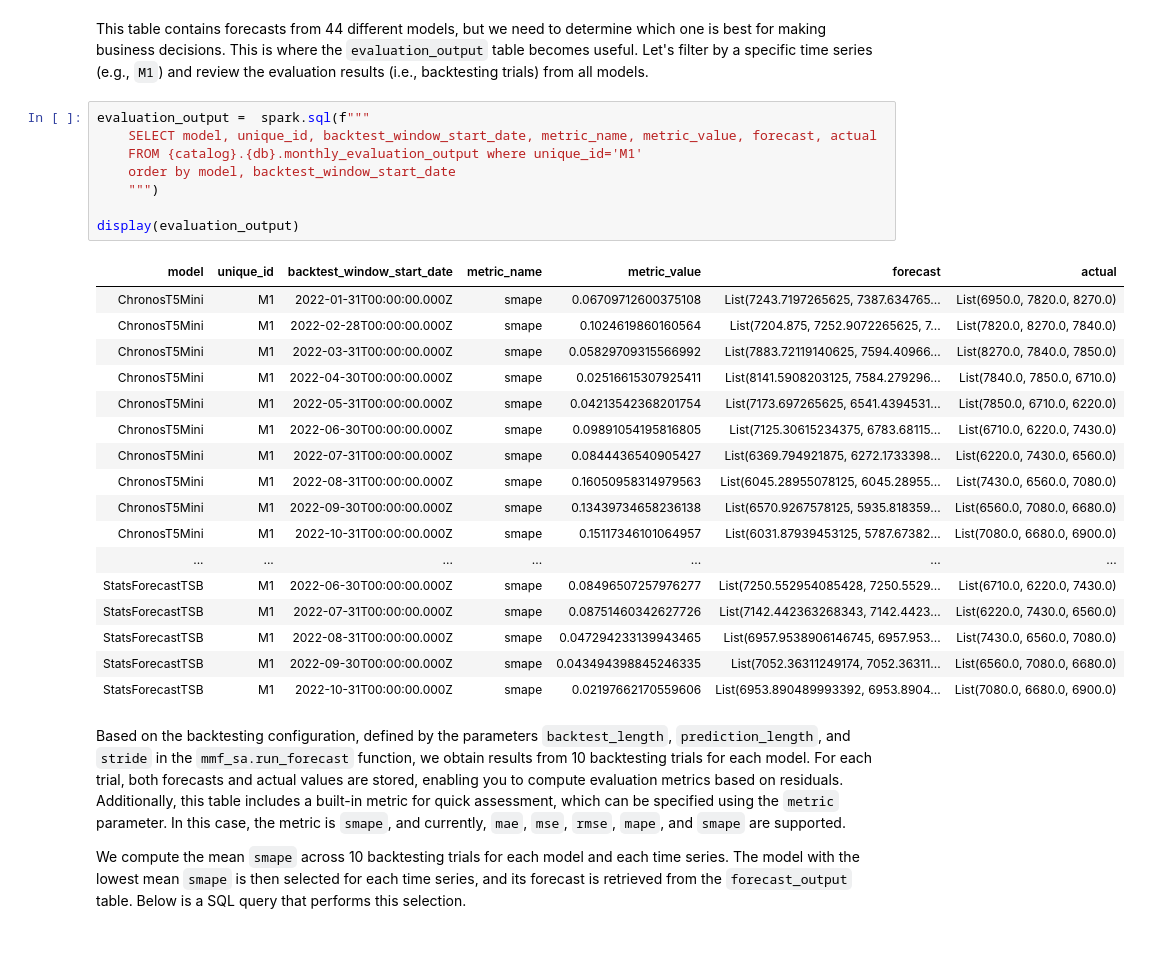
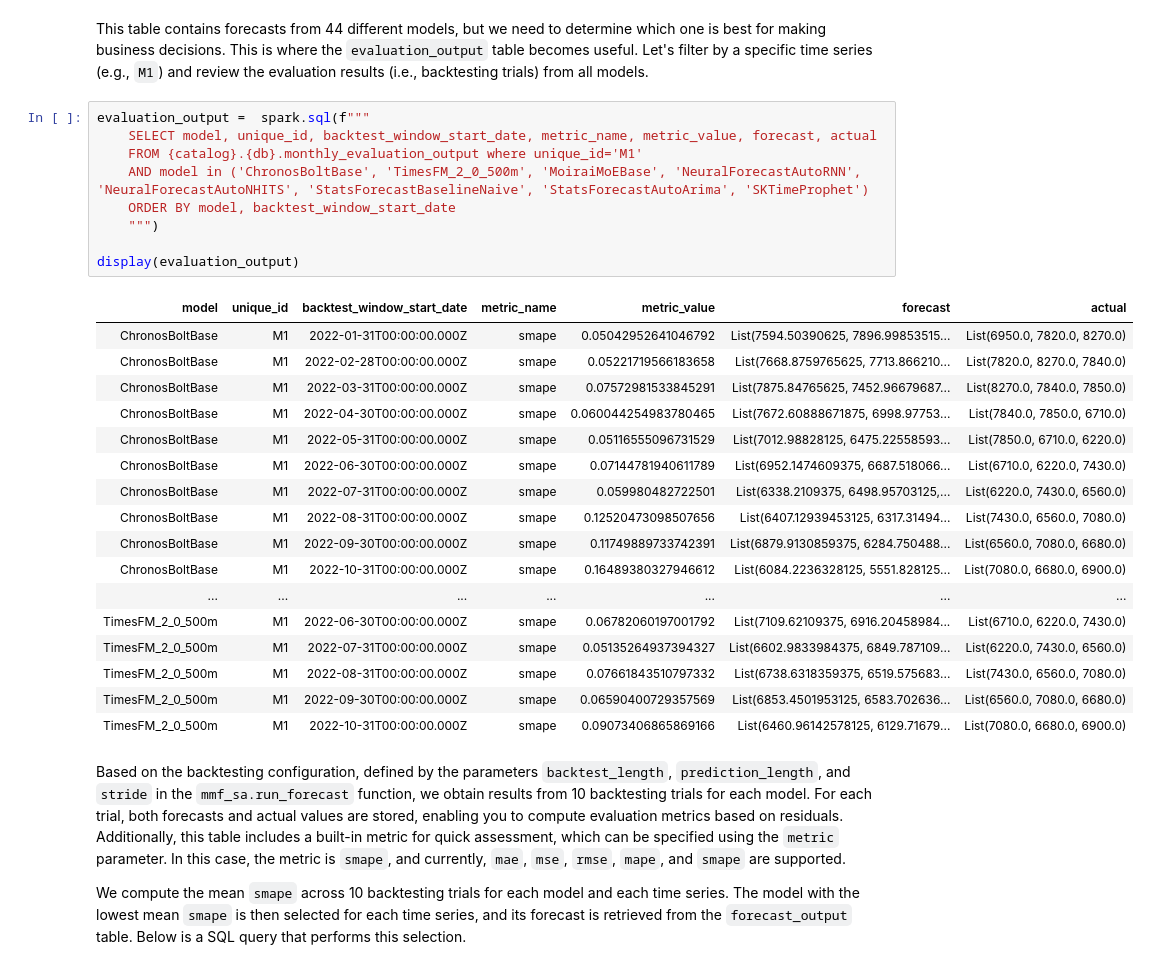
Before and after one commit to databricks-industry-solutions/many-model-forecasting, a Jupyter notebook: examples/post-evaluation-analysis.ipynb, the cells around one changed output. Saved outputs shown, nothing was run; the diff lists cells and outputs as text.

```diff
--- a/examples/post-evaluation-analysis.ipynb
+++ b/examples/post-evaluation-analysis.ipynb
@@ -37,29 +37,30 @@ This table contains forecasts from 44 different models, but we need to determine
 # %%
 evaluation_output =  spark.sql(f"""
     SELECT model, unique_id, backtest_window_start_date, metric_name, metric_value, forecast, actual
     FROM {catalog}.{db}.monthly_evaluation_output where unique_id='M1'
-    order by model, backtest_window_start_date
+    AND model in ('ChronosBoltBase', 'TimesFM_2_0_500m', 'MoiraiMoEBase', 'NeuralForecastAutoRNN', 'NeuralForecastAutoNHITS', 'StatsForecastBaselineNaive', 'StatsForecastAutoArima', 'SKTimeProphet')
+    ORDER BY model, backtest_window_start_date
     """)
 
 display(evaluation_output)
 # %% [output]
 | model | unique_id | backtest_window_start_date | metric_name | metric_value | forecast | actual |
-| ChronosT5Mini | M1 | 2022-01-31T00:00:00.000Z | smape | 0.06709712600375108 | List(7243.7197265625, 7387.634765... | List(6950.0, 7820.0, 8270.0) |
-| ChronosT5Mini | M1 | 2022-02-28T00:00:00.000Z | smape | 0.1024619860160564 | List(7204.875, 7252.9072265625, 7... | List(7820.0, 8270.0, 7840.0) |
-| ChronosT5Mini | M1 | 2022-03-31T00:00:00.000Z | smape | 0.05829709315566992 | List(7883.72119140625, 7594.40966... | List(8270.0, 7840.0, 7850.0) |
-| ChronosT5Mini | M1 | 2022-04-30T00:00:00.000Z | smape | 0.02516615307925411 | List(8141.5908203125, 7584.279296... | List(7840.0, 7850.0, 6710.0) |
-| ChronosT5Mini | M1 | 2022-05-31T00:00:00.000Z | smape | 0.04213542368201754 | List(7173.697265625, 6541.4394531... | List(7850.0, 6710.0, 6220.0) |
-| ChronosT5Mini | M1 | 2022-06-30T00:00:00.000Z | smape | 0.09891054195816805 | List(7125.30615234375, 6783.68115... | List(6710.0, 6220.0, 7430.0) |
-| ChronosT5Mini | M1 | 2022-07-31T00:00:00.000Z | smape | 0.0844436540905427 | List(6369.794921875, 6272.1733398... | List(6220.0, 7430.0, 6560.0) |
-| ChronosT5Mini | M1 | 2022-08-31T00:00:00.000Z | smape | 0.16050958314979563 | List(6045.28955078125, 6045.28955... | List(7430.0, 6560.0, 7080.0) |
-| ChronosT5Mini | M1 | 2022-09-30T00:00:00.000Z | smape | 0.13439734658236138 | List(6570.9267578125, 5935.818359... | List(6560.0, 7080.0, 6680.0) |
-| ChronosT5Mini | M1 | 2022-10-31T00:00:00.000Z | smape | 0.15117346101064957 | List(6031.87939453125, 5787.67382... | List(7080.0, 6680.0, 6900.0) |
+| ChronosBoltBase | M1 | 2022-01-31T00:00:00.000Z | smape | 0.05042952641046792 | List(7594.50390625, 7896.99853515... | List(6950.0, 7820.0, 8270.0) |
+| ChronosBoltBase | M1 | 2022-02-28T00:00:00.000Z | smape | 0.05221719566183658 | List(7668.8759765625, 7713.866210... | List(7820.0, 8270.0, 7840.0) |
+| ChronosBoltBase | M1 | 2022-03-31T00:00:00.000Z | smape | 0.07572981533845291 | List(7875.84765625, 7452.96679687... | List(8270.0, 7840.0, 7850.0) |
+| ChronosBoltBase | M1 | 2022-04-30T00:00:00.000Z | smape | 0.060044254983780465 | List(7672.60888671875, 6998.97753... | List(7840.0, 7850.0, 6710.0) |
+| ChronosBoltBase | M1 | 2022-05-31T00:00:00.000Z | smape | 0.05116555096731529 | List(7012.98828125, 6475.22558593... | List(7850.0, 6710.0, 6220.0) |
+| ChronosBoltBase | M1 | 2022-06-30T00:00:00.000Z | smape | 0.07144781940611789 | List(6952.1474609375, 6687.518066... | List(6710.0, 6220.0, 7430.0) |
+| ChronosBoltBase | M1 | 2022-07-31T00:00:00.000Z | smape | 0.059980482722501 | List(6338.2109375, 6498.95703125,... | List(6220.0, 7430.0, 6560.0) |
+| ChronosBoltBase | M1 | 2022-08-31T00:00:00.000Z | smape | 0.12520473098507656 | List(6407.12939453125, 6317.31494... | List(7430.0, 6560.0, 7080.0) |
+| ChronosBoltBase | M1 | 2022-09-30T00:00:00.000Z | smape | 0.11749889733742391 | List(6879.9130859375, 6284.750488... | List(6560.0, 7080.0, 6680.0) |
+| ChronosBoltBase | M1 | 2022-10-31T00:00:00.000Z | smape | 0.16489380327946612 | List(6084.2236328125, 5551.828125... | List(7080.0, 6680.0, 6900.0) |
 | ... | ... | ... | ... | ... | ... | ... |
-| StatsForecastTSB | M1 | 2022-06-30T00:00:00.000Z | smape | 0.08496507257976277 | List(7250.552954085428, 7250.5529... | List(6710.0, 6220.0, 7430.0) |
-| StatsForecastTSB | M1 | 2022-07-31T00:00:00.000Z | smape | 0.08751460342627726 | List(7142.442363268343, 7142.4423... | List(6220.0, 7430.0, 6560.0) |
-| StatsForecastTSB | M1 | 2022-08-31T00:00:00.000Z | smape | 0.047294233139943465 | List(6957.9538906146745, 6957.953... | List(7430.0, 6560.0, 7080.0) |
-| StatsForecastTSB | M1 | 2022-09-30T00:00:00.000Z | smape | 0.043494398845246335 | List(7052.36311249174, 7052.36311... | List(6560.0, 7080.0, 6680.0) |
-| StatsForecastTSB | M1 | 2022-10-31T00:00:00.000Z | smape | 0.02197662170559606 | List(6953.890489993392, 6953.8904... | List(7080.0, 6680.0, 6900.0) |
+| TimesFM_2_0_500m | M1 | 2022-06-30T00:00:00.000Z | smape | 0.06782060197001792 | List(7109.62109375, 6916.20458984... | List(6710.0, 6220.0, 7430.0) |
+| TimesFM_2_0_500m | M1 | 2022-07-31T00:00:00.000Z | smape | 0.05135264937394327 | List(6602.9833984375, 6849.787109... | List(6220.0, 7430.0, 6560.0) |
+| TimesFM_2_0_500m | M1 | 2022-08-31T00:00:00.000Z | smape | 0.07661843510797332 | List(6738.6318359375, 6519.575683... | List(7430.0, 6560.0, 7080.0) |
+| TimesFM_2_0_500m | M1 | 2022-09-30T00:00:00.000Z | smape | 0.06590400729357569 | List(6853.4501953125, 6583.702636... | List(6560.0, 7080.0, 6680.0) |
+| TimesFM_2_0_500m | M1 | 2022-10-31T00:00:00.000Z | smape | 0.09073406865869166 | List(6460.96142578125, 6129.71679... | List(7080.0, 6680.0, 6900.0) |
 # %% [markdown]
 Based on the backtesting configuration, defined by the parameters `backtest_length`, `prediction_length`, and `stride` in the `mmf_sa.run_forecast` function, we obtain results from 10 backtesting trials for each model. For each trial, both forecasts and actual values are stored, enabling you to compute evaluation metrics based on residuals. Additionally, this table includes a built-in metric for quick assessment, which can be specified using the `metric` parameter. In this case, the metric is `smape`, and currently, `mae`, `mse`, `rmse`, `mape`, and `smape` are supported.
 
```
Also changed, not shown: parts of 3 cells of this notebook.
